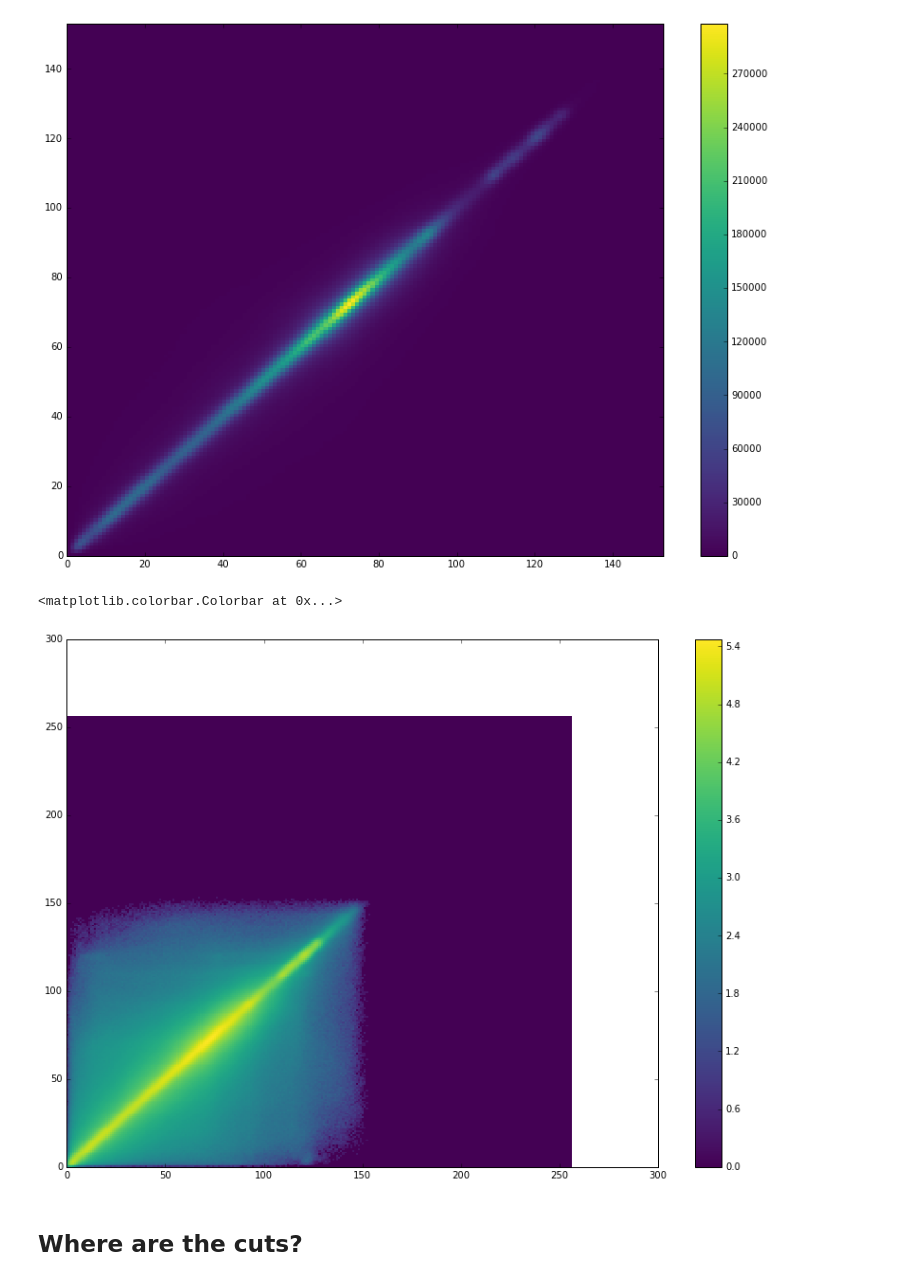
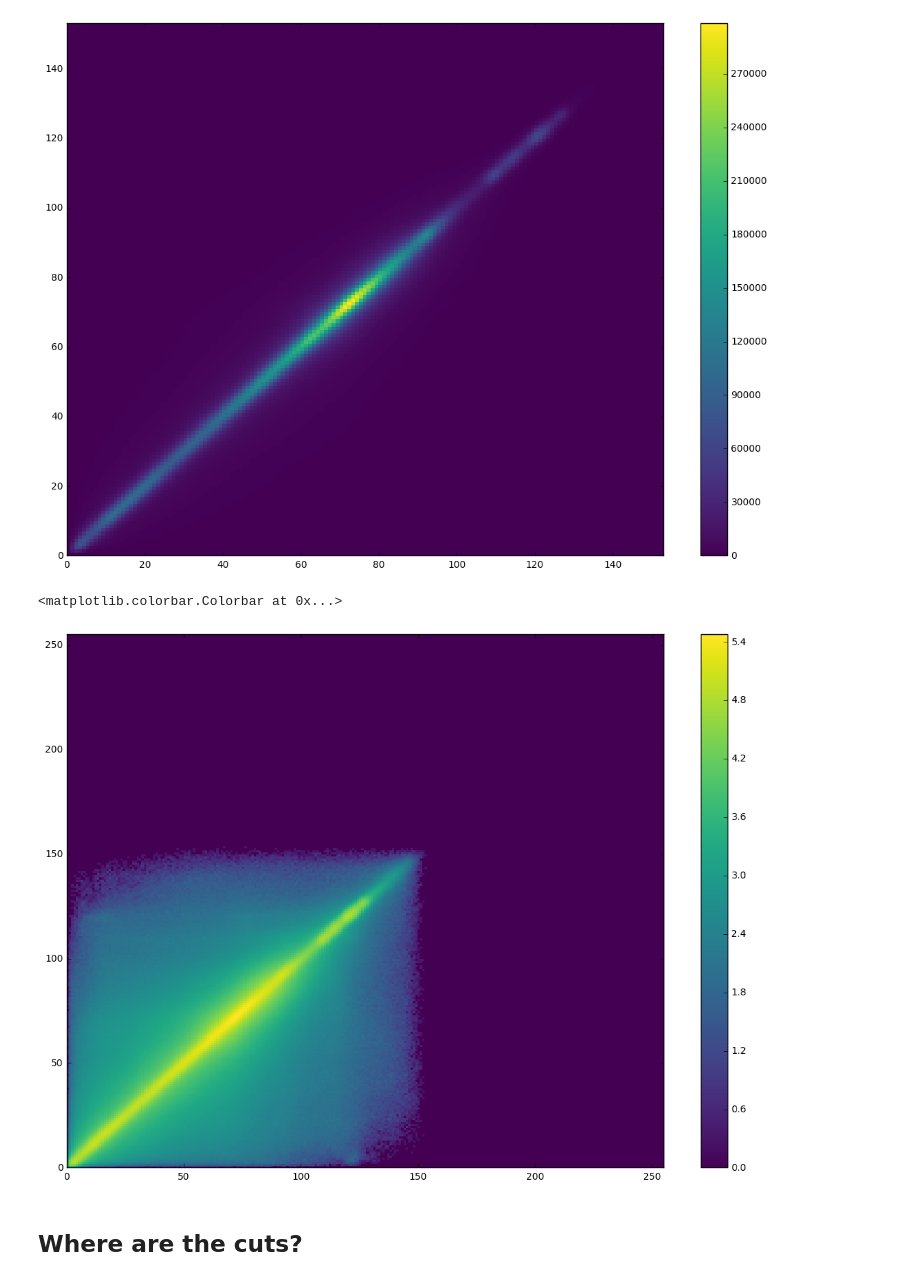
Before and after one commit to vdutell/naturalscenestatistics, a Jupyter notebook: naturalscenestats.ipynb, the cells around one changed output. Drawn from its saved outputs; the diff is of its cells as text; code cells hidden in the pictures.

```diff
--- a/naturalscenestats.ipynb
+++ b/naturalscenestats.ipynb
@@ -53,8 +53,17 @@ nframes = 9600
 rawframeh = 128
 rawframew = 128
 barw = 16
-frameh = rawframeh - barw
-framew = rawframew - barw
+framew = rawframew - barw #in pixels
+frameh = rawframeh - barw #in pixels
+
+#convert to degrees
+ppd = 6# pixels per degree subtended on retina (estimated 10deg for 64px in dong atick 95)
+framewdeg = framew/ppd
+framehdeg = frameh/ppd
+#sampling rate for fft
+deltawdeg = 1./ppd
+deltahdeg = 1./ppd
+deltathz = 1./fps
 
 #some fun frames:
 tree = 1000
@@ -376,13 +411,13 @@ plt.colorbar()
 # %%
 mylppd = np.log10(myppd+1)
 plt.figure(figsize=(14,10))
 plt.pcolormesh(mylppd,cmap='viridis')
-#plt.xlim(0,153)
-#plt.ylim(0,153)
+plt.xlim(0,255)
+plt.ylim(0,255)
 plt.colorbar()
 # %% [output]
 <matplotlib.colorbar.Colorbar at 0x...>
-[figure, old version]
+[figure, new version]
 # %% [markdown]
 ## Where are the cuts?
 # %%
```
Also changed, not shown: parts of 22 cells of this notebook.
